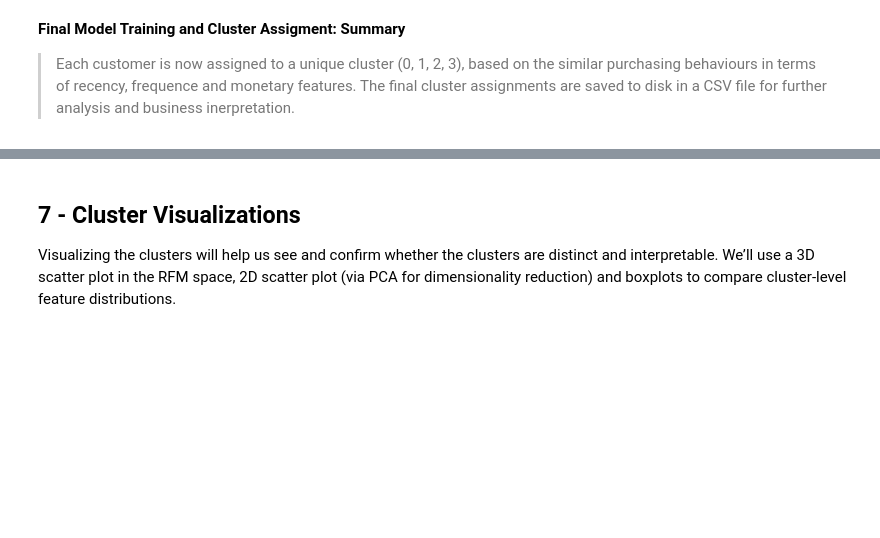
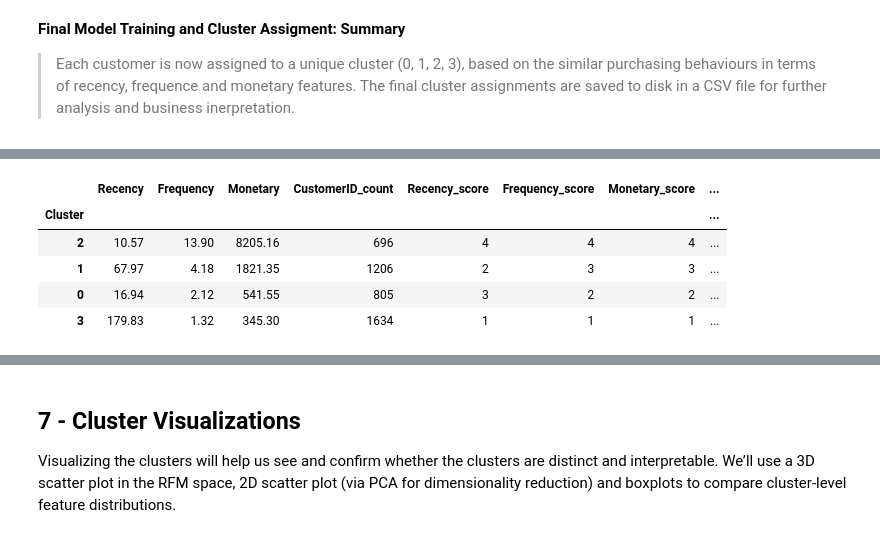
Before and after one commit to bisharatm/ds08_online-retail, a Jupyter notebook: notebooks/03_modeling_and_clustering.ipynb, the cells around one changed output, grey strips where cells are left out. Drawn from its saved outputs; the diff is of its cells as text; code cells hidden in the pictures; blank space fills up the shorter version.

```diff
--- a/notebooks/03_modeling_and_clustering.ipynb
+++ b/notebooks/03_modeling_and_clustering.ipynb
@@ -343 +341,26 @@ To make results actionable for business stakeholders and align the interpretatio
+# %%
+# Review the above cluster summary and apply appropriate segment labels
+def assign_segment(row):
+    r, f, m = row['Recency_score'], row['Frequency_score'], row['Monetary_score']
+
+    if r >= 4 and f >= 4 and m >= 4:
+        return 'VIP / Champions'
+    elif r == 2 and f >= 3 and m >= 3:
+        return 'Loyal Customers'
+    elif r >= 3 and f <= 2 and m <= 2:
+        return 'Potential Loyalists'
+    elif r <= 2 and f <= 2 and m <= 2:
+        return 'At-Risk'
+    else:
+        return 'At-Risk'  # fallback
+
+cluster_stats['Segment_Label'] = cluster_stats.apply(assign_segment, axis=1)
+cluster_stats
+# %% [output]
+|  | Recency | Frequency | Monetary | CustomerID_count | Recency_score | Frequency_score | Monetary_score | ... |
+| Cluster |  |  |  |  |  |  |  | ... |
+| 2 | 10.57 | 13.90 | 8205.16 | 696 | 4 | 4 | 4 | ... |
+| 1 | 67.97 | 4.18 | 1821.35 | 1206 | 2 | 3 | 3 | ... |
+| 0 | 16.94 | 2.12 | 541.55 | 805 | 3 | 2 | 2 | ... |
+| 3 | 179.83 | 1.32 | 345.30 | 1634 | 1 | 1 | 1 | ... |
 # %%
```
Also changed, not shown: parts of 6 cells of this notebook.
